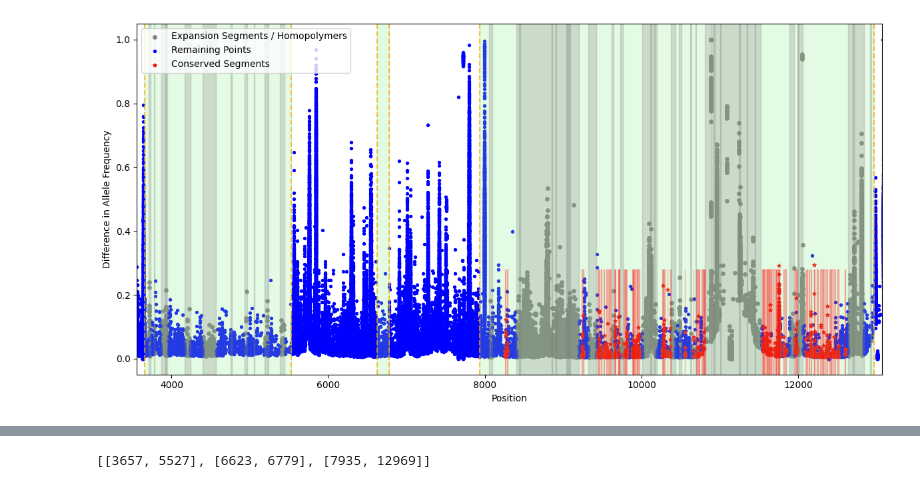
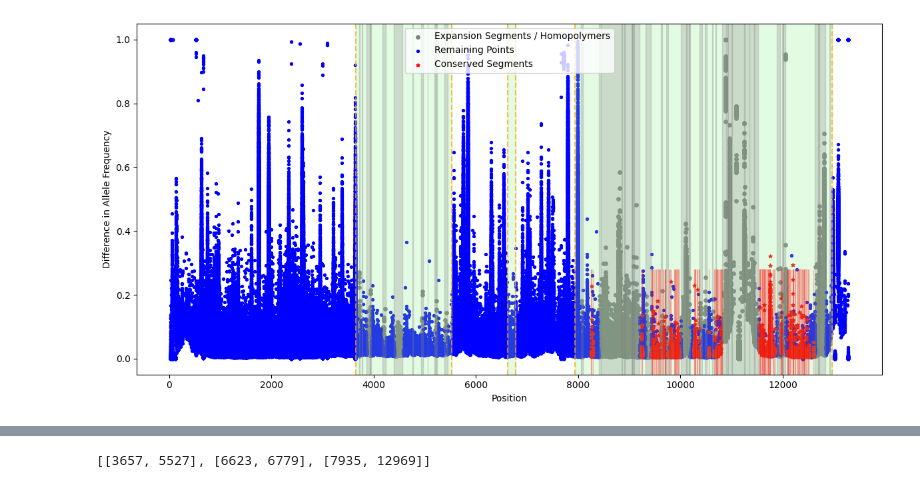
Before and after one commit to chowfi/Human-rDNA, a Jupyter notebook: notebooks/1000_vcf_analysis-Fiona.ipynb, the cells around one changed output, grey strips where cells are left out. Cells and saved outputs as stored; diff of their text form; code cells hidden in the pictures.

Commit message:
update visualizations for all populations

```diff
--- a/notebooks/1000_vcf_analysis-Fiona.ipynb
+++ b/notebooks/1000_vcf_analysis-Fiona.ipynb
@@ -61,7 +61,8 @@ def get_rRNA_bounds(gb_file_path):
 # File paths
 gb_file_path = '/Users/fionachow/Documents/NYU/CDS/Summer 2024/Human rDNA Research/Project/Human-rDNA/original reference/U13369.1_Human_rDNA_repeat_unit.gb'
 # gb_file_path = '/scratch/cgsb/hochwagen/Human_rDNA_project/Human-rDNA/original reference/U13369.1_Human_rDNA_repeat_unit.gb'
-vcf_directory = '/Users/fionachow/Documents/NYU/CDS/Summer 2024/Human rDNA Research/Project/Human-rDNA/outputs/src_outputs/new_vcf'
+vcf_directory = '/Users/fionachow/Documents/NYU/CDS/Summer 2024/Human rDNA Research/Project/Human-rDNA/outputs/src_outputs/new_vcf/full_set'
+og_vcf_directory = '/Users/fionachow/Documents/NYU/CDS/Summer 2024/Human rDNA Research/Project/Human-rDNA/original reference/original_vcf_all'
 # vcf_file_list = '/scratch/cgsb/hochwagen/Human_rDNA_project/Human-rDNA/outputs/scripts_outputs/unique_array_jobs_vcf_files_v1.txt'
 
 # Verify if vcf_directory is indeed a directory and list files
@@ -189,32 +190,32 @@ for file in vcf_files:
 
 # Plot grey points, blue points, and red stars
 plt.scatter(grey_x, grey_y, s=15, color='Gray', label='Expansion Segments / Homopolymers')
 plt.scatter(blue_x, blue_y, s=8, color='Blue', label='Remaining Points')
 plt.scatter(red_x, red_y, s=15, color='Red', marker='*', label='Conserved Segments')
 
 # Add vertical lines and shaded regions
 for start, end in rRNA_positions:
     plt.axvline(x=start, color='orange', linestyle='--', alpha=0.7)
     plt.axvline(x=end, color='orange', linestyle='--', alpha=0.7)
     plt.axvspan(start, end, alpha=0.25, color='lightgreen')
 
 for start, end in expansion_positions2:
     plt.axvspan(start, end, alpha=0.25, color='grey')
 
 for start, end in expansion_positions1:
     plt.axvspan(start, end, alpha=0.25, color='grey')
 
 for start, end in hmplr_pos:
     plt.axvspan(start, end, alpha=0.25, color='grey')
 
 for start, end in csvd_pos:
     plt.axvspan(start, end, 0, 0.3, alpha=0.25, color='red')
 
 plt.xlabel('Position')
 plt.ylabel('Difference in Allele Frequency')
-plt.xlim(zoomed_range)
+# plt.xlim(zoomed_range)
 plt.legend()
 plt.tight_layout()
 plt.show()
 # %% [output]
-[figure, old version]
+[figure, new version]
```
Also changed, not shown: parts of 10 cells of this notebook.
